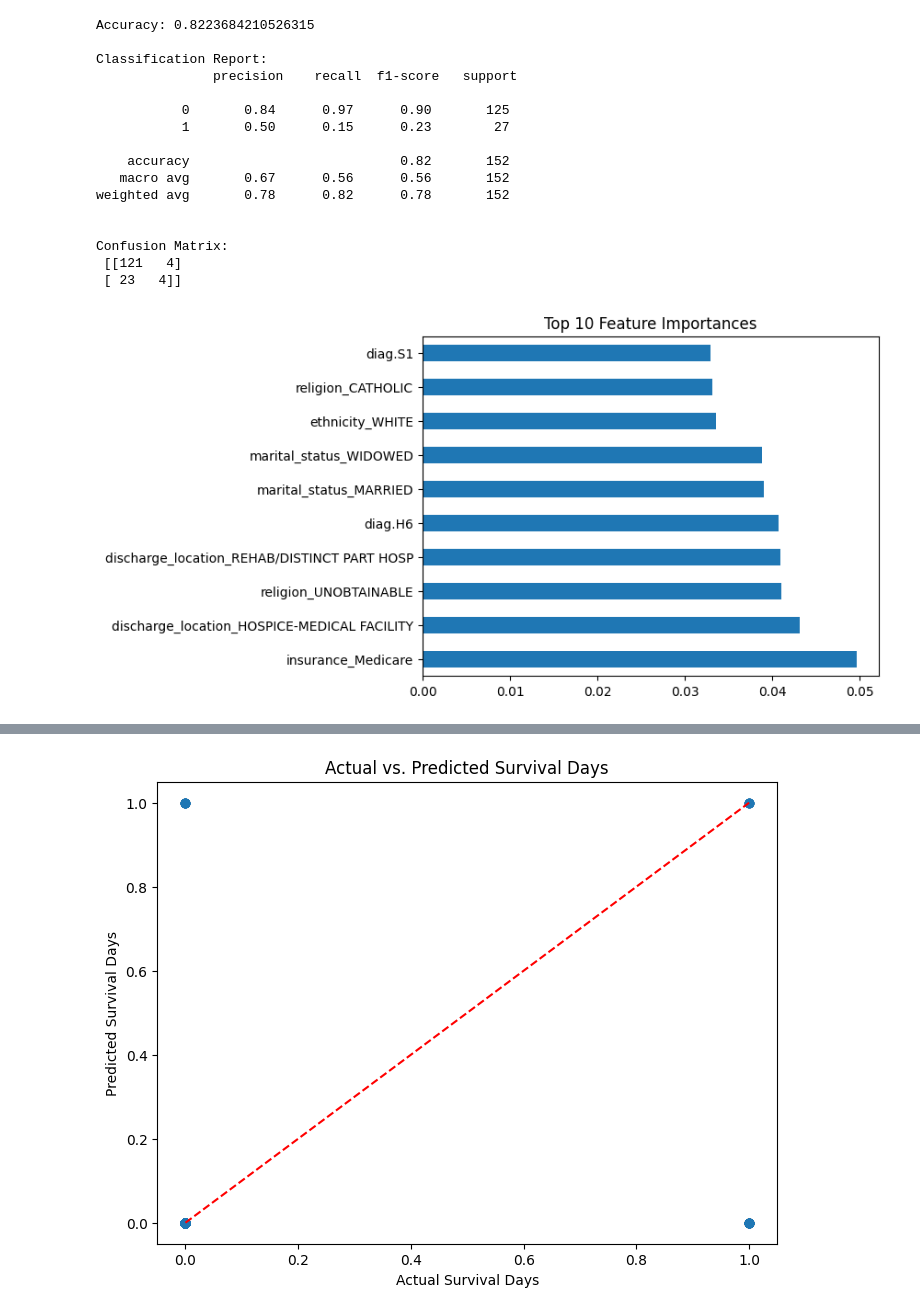
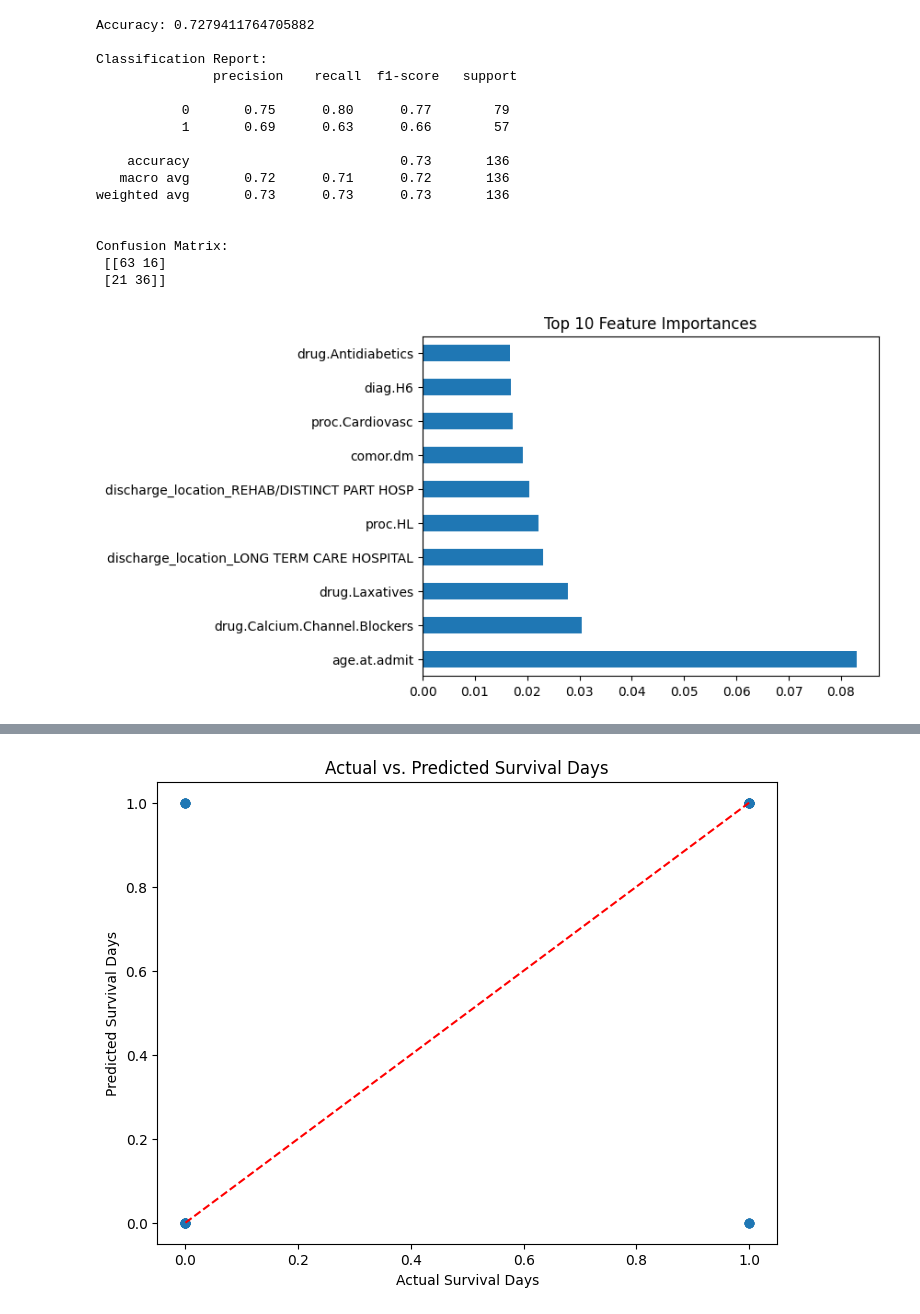
Before and after one commit to abrownjosh/mimic-survival-causal, a Jupyter notebook: rf.ipynb, the cells around one changed output, grey strips where cells are left out. Drawn from its saved outputs; the diff is of its cells as text; code cells hidden in the pictures.

Commit message:
random forest (+ grad boost) model implemented

```diff
--- a/rf.ipynb
+++ b/rf.ipynb
@@ -15,7 +17,15 @@ from sklearn.tree import plot_tree
 # Hanrui's updated dataset
 sps = pd.read_csv("../data/sps.csv")
 # %%
-sps.drop(columns=['dbsource'], inplace=True, errors='ignore') # dropping source of database
+sps.drop(columns=['dbsource', 'formulary_drug_cd_list', 'admission_location', 'admittime', 'dischtime',
+                  'edregtime', 'edouttime', 'diagnosis', 'latest_gcs_time', 'comorbidities', 'proc.icd9_list'], inplace=True, errors='ignore')
+
+# figure these columns out later
+sps.drop(columns=['gcs_verbal', 'gcs_motor', 'gcs_eye', 'language', 'drug.Miscellaneous', 'diag.Missing', 'gcs_total'], inplace=True, errors='ignore')
+
+# drop patients with no provided age
+sps.dropna(subset=["age.at.admit"], inplace=True)
+#sps.dropna(subset=["gcs_total"], inplace=True)
 # %%
 # one hot encoding for these columns
 df = pd.get_dummies(sps, columns=['gender', 'admission_type', 'insurance', 'religion', 'marital_status', 'ethnicity', 'discharge_location', 'intervention.group'])
@@ -31,0 +49,14 @@ y = df['event']
+# %%
+# survived if > a certain value
+df['survived_90'] = df['survival_days'] > 90
+
+# doesn't work with NA columns
+incomplete_cols = df.columns[df.isna().sum() != 0]
+complete_cols = df.columns[df.isna().sum() == 0]
+
+df[incomplete_cols] = df[incomplete_cols].fillna(0)
+
+# split into cov/predictors and target (also some identifiers removed from X)
+#X = df[complete_cols].drop(columns=['subject_id', 'survival_days', 'survived_90', 'event'])
+X = df.drop(columns=['subject_id', 'survival_days', 'survived_90', 'event'])
+y = df['survived_90']
@@ -37,8 +88,11 @@ y = df['event']
 le = LabelEncoder()
 y = le.fit_transform(y)
 
+#y_train = le.fit_transform(y_train)
+#y_test = le.fit_transform(y_test)
+
 # Split data
-X_train, X_test, y_train, y_test = train_test_split(X, y, test_size=0.2)
+X_train, X_test, y_train, y_test = train_test_split(X, y, test_size=0.2, random_state=7)
 
 # Initialize Random Forest
 rf = RandomForestClassifier(
@@ -48,44 +102,53 @@ rf = RandomForestClassifier(
     min_samples_split=2,   # Minimum samples required to split a node
     min_samples_leaf=1,    # Minimum samples required at each leaf node
     max_features='sqrt',   # Number of features to consider at each split
-    random_state=42,       # Seed for reproducibility
-    n_jobs=-1             # Use all available processors
+    random_state=7
 )
+
+#rf = GradientBoostingClassifier(
+#    n_estimators=100,       # Number of boosting stages (trees)
+#    learning_rate=0.1,      # Shrinks contribution of each tree
+#    max_depth=3,            # Maximum depth of the individual estimators
+#    min_samples_split=2,    # Minimum samples to split an internal node
+#    min_samples_leaf=1,     # Minimum samples at a leaf node
+#    max_features='sqrt',    # Features considered at each split
+#    random_state=713
+#)
 
 # Train the model
 rf.fit(X_train, y_train)
 
 # Make predictions
 y_pred = rf.predict(X_test)
 
 # Evaluate
 print("Accuracy:", accuracy_score(y_test, y_pred))
 print("\nClassification Report:\n", classification_report(y_test, y_pred))
 print("\nConfusion Matrix:\n", confusion_matrix(y_test, y_pred))
 
 # Feature importance visualization
 feature_importances = pd.Series(rf.feature_importances_, index=X.columns)
 feature_importances.nlargest(10).plot(kind='barh')
 plt.title('Top 10 Feature Importances')
 plt.show()
 # %% [output]
-Accuracy: 0.8223684210526315
+Accuracy: 0.7279411764705882
 
 Classification Report:
                precision    recall  f1-score   support
 
-           0       0.84      0.97      0.90       125
-           1       0.50      0.15      0.23        27
+           0       0.75      0.80      0.77        79
+           1       0.69      0.63      0.66        57
 
-    accuracy                           0.82       152
-   macro avg       0.67      0.56      0.56       152
-weighted avg       0.78      0.82      0.78       152
+    accuracy                           0.73       136
+   macro avg       0.72      0.71      0.72       136
+weighted avg       0.73      0.73      0.73       136
 
 
 Confusion Matrix:
- [[121   4]
- [ 23   4]]
+ [[63 16]
+ [21 36]]
-[figure, old version]
+[figure, new version]
 # %%
 import matplotlib.pyplot as plt
 from sklearn.metrics import accuracy_score, precision_score, recall_score, f1_score
```
Also changed, not shown: parts of 6 cells of this notebook.
